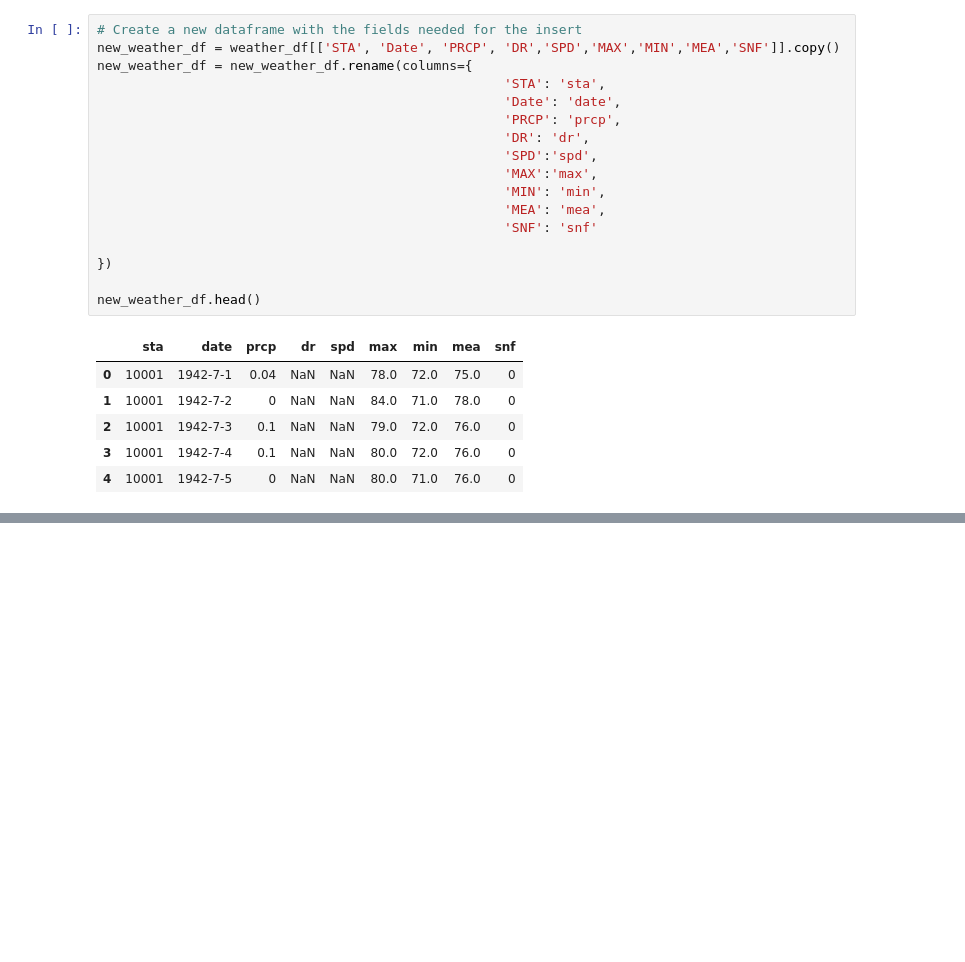
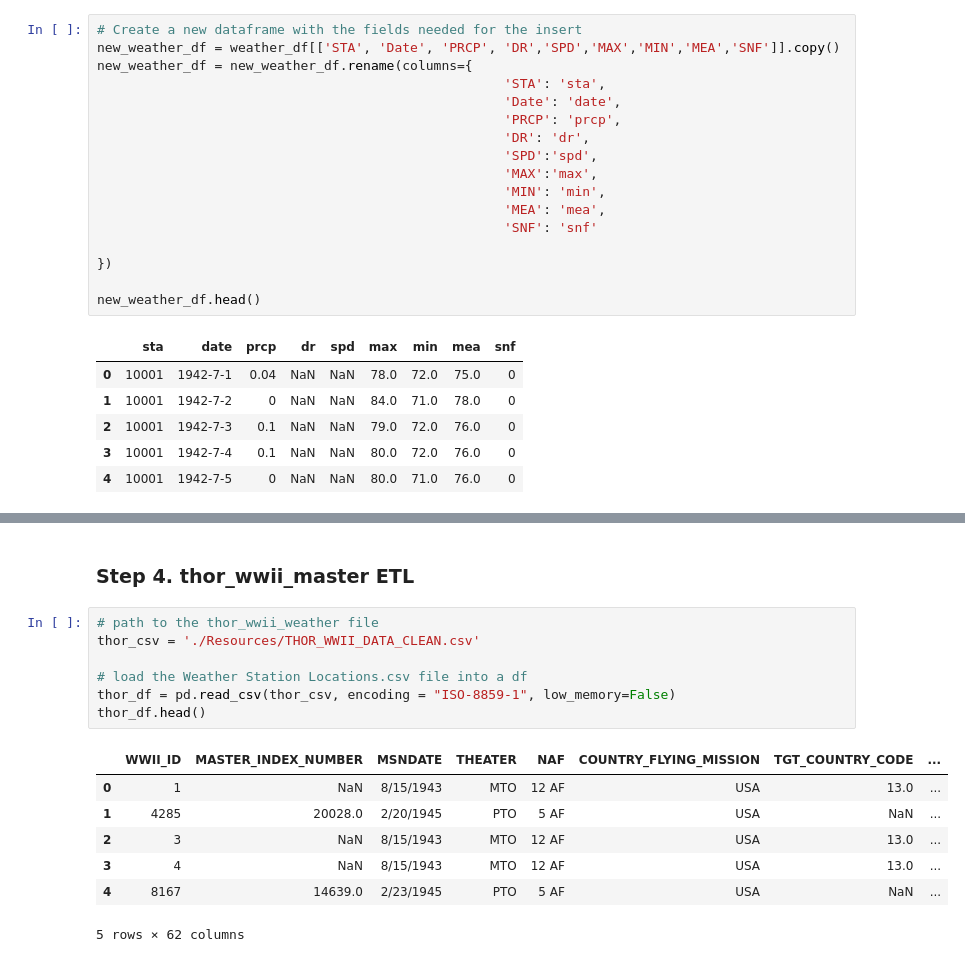
Before and after one commit to MrBadinger/ETL_Challenge, a Jupyter notebook: thor_etl.ipynb, the cells around one changed output, grey strips where cells are left out. Drawn from its saved outputs; the diff is of its cells as text; blank space fills up the shorter version.

```diff
--- a/thor_etl.ipynb
+++ b/thor_etl.ipynb
@@ -165,0 +168,17 @@ pd.read_sql_query('select * from thor_wwii_station_location', con=engine).head()
+# %% [markdown]
+### Step 4. thor_wwii_master ETL
+# %%
+# path to the thor_wwii_weather file
+thor_csv = './Resources/THOR_WWII_DATA_CLEAN.csv'
+
+# load the Weather Station Locations.csv file into a df
+thor_df = pd.read_csv(thor_csv, encoding = "ISO-8859-1", low_memory=False)
+thor_df.head()
+# %% [output]
+|  | WWII_ID | MASTER_INDEX_NUMBER | MSNDATE | THEATER | NAF | COUNTRY_FLYING_MISSION | TGT_COUNTRY_CODE | ... |
+| 0 | 1 | NaN | 8/15/1943 | MTO | 12 AF | USA | 13.0 | ... |
+| 1 | 4285 | 20028.0 | 2/20/1945 | PTO | 5 AF | USA | NaN | ... |
+| 2 | 3 | NaN | 8/15/1943 | MTO | 12 AF | USA | 13.0 | ... |
+| 3 | 4 | NaN | 8/15/1943 | MTO | 12 AF | USA | 13.0 | ... |
+| 4 | 8167 | 14639.0 | 2/23/1945 | PTO | 5 AF | USA | NaN | ... |
+5 rows × 62 columns
```
Also changed, not shown: parts of 2 cells of this notebook.
